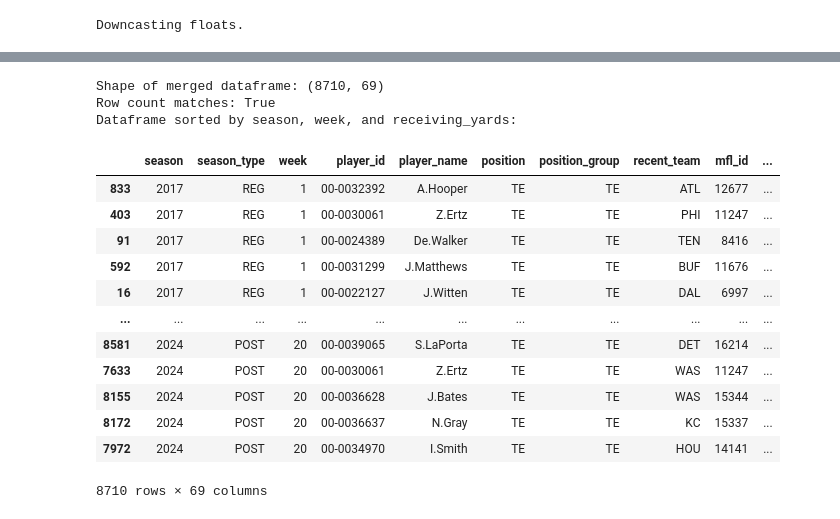
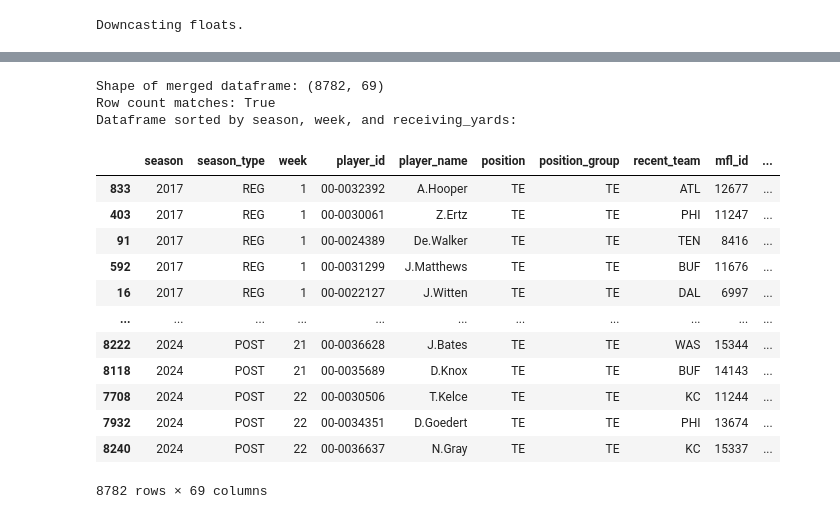
Before and after one commit to ARCtechmo/fanfav, a Jupyter notebook: te_df.ipynb, the cells around one changed output, grey strips where cells are left out. Drawn from its saved outputs; the diff is of its cells as text; code cells hidden in the pictures.

Commit message:
complete code to build the nfl te dataframe

```diff
--- a/te_df.ipynb
+++ b/te_df.ipynb
@@ -249,42 +333,44 @@ Row count matches: True
 # %%
+# *** Baseline Dataframe ***
+
 # Output: a dataframe of NFL TE info, ids, weekly stats, next-gen stats, and pro-football reference data
 # Output: Ordered the df by year, week, and receiving yards
 # NOTE: unbalanced dataframe - PFR stats start at 2018
 
 # Order the dataframe by season (year), week, and receiving_yards
 te_ids_ngs_pfr_stats_sorted = te_ids_ngs_pfr_stats.sort_values(
     by=['season', 'week', 'receiving_yards'],
     ascending=[True, True, False]  # Ascending for season and week, descending for receiving_yards
 )
 
 # Display the shape of the resulting dataframe
 print(f"Shape of merged dataframe: {te_ids_ngs_pfr_stats_sorted.shape}")
 
 # Row integrity check
 print(
     f"Row count matches: {te_ids_weekly_stats.shape[0] == te_ids_ngs_weekly_stats.shape[0] == te_ids_ngs_pfr_stats.shape[0] == te_ids_ngs_pfr_stats_sorted.shape[0]}"
 )
 
 # Display the sorted dataframe
 print("Dataframe sorted by season, week, and receiving_yards:")
 display(te_ids_ngs_pfr_stats_sorted)
 
-# Save the sorted dataframe to a CSV file
-te_ids_ngs_pfr_stats_sorted.to_csv('te_ids_ngs_pfr_stats_sorted.csv', index=False)
+# *** csv file ***
+# te_ids_ngs_pfr_stats_sorted.to_csv('te_ids_ngs_pfr_stats_sorted.csv', index=False)
 # %% [output]
-Shape of merged dataframe: (8710, 69)
+Shape of merged dataframe: (8782, 69)
 Row count matches: True
 Dataframe sorted by season, week, and receiving_yards:
 |  | season | season_type | week | player_id | player_name | position | position_group | recent_team | mfl_id | ... |
 | 833 | 2017 | REG | 1 | 00-0032392 | A.Hooper | TE | TE | ATL | 12677 | ... |
 | 403 | 2017 | REG | 1 | 00-0030061 | Z.Ertz | TE | TE | PHI | 11247 | ... |
 | 91 | 2017 | REG | 1 | 00-0024389 | De.Walker | TE | TE | TEN | 8416 | ... |
 | 592 | 2017 | REG | 1 | 00-0031299 | J.Matthews | TE | TE | BUF | 11676 | ... |
 | 16 | 2017 | REG | 1 | 00-0022127 | J.Witten | TE | TE | DAL | 6997 | ... |
 | ... | ... | ... | ... | ... | ... | ... | ... | ... | ... | ... |
-| 8581 | 2024 | POST | 20 | 00-0039065 | S.LaPorta | TE | TE | DET | 16214 | ... |
-| 7633 | 2024 | POST | 20 | 00-0030061 | Z.Ertz | TE | TE | WAS | 11247 | ... |
-| 8155 | 2024 | POST | 20 | 00-0036628 | J.Bates | TE | TE | WAS | 15344 | ... |
-| 8172 | 2024 | POST | 20 | 00-0036637 | N.Gray | TE | TE | KC | 15337 | ... |
-| 7972 | 2024 | POST | 20 | 00-0034970 | I.Smith | TE | TE | HOU | 14141 | ... |
+| 8222 | 2024 | POST | 21 | 00-0036628 | J.Bates | TE | TE | WAS | 15344 | ... |
+| 8118 | 2024 | POST | 21 | 00-0035689 | D.Knox | TE | TE | BUF | 14143 | ... |
+| 7708 | 2024 | POST | 22 | 00-0030506 | T.Kelce | TE | TE | KC | 11244 | ... |
+| 7932 | 2024 | POST | 22 | 00-0034351 | D.Goedert | TE | TE | PHI | 13674 | ... |
+| 8240 | 2024 | POST | 22 | 00-0036637 | N.Gray | TE | TE | KC | 15337 | ... |
-8710 rows × 69 columns
+8782 rows × 69 columns
```
Also changed, not shown: parts of 125 cells of this notebook.
